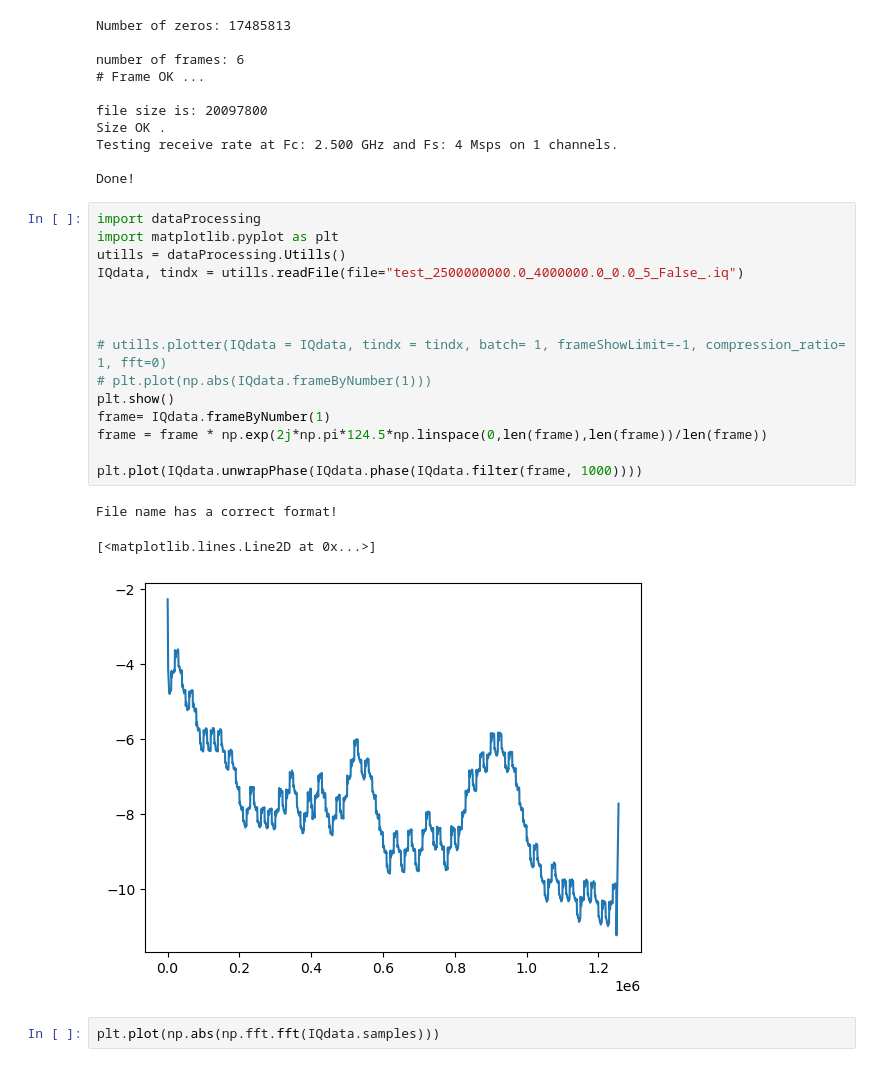
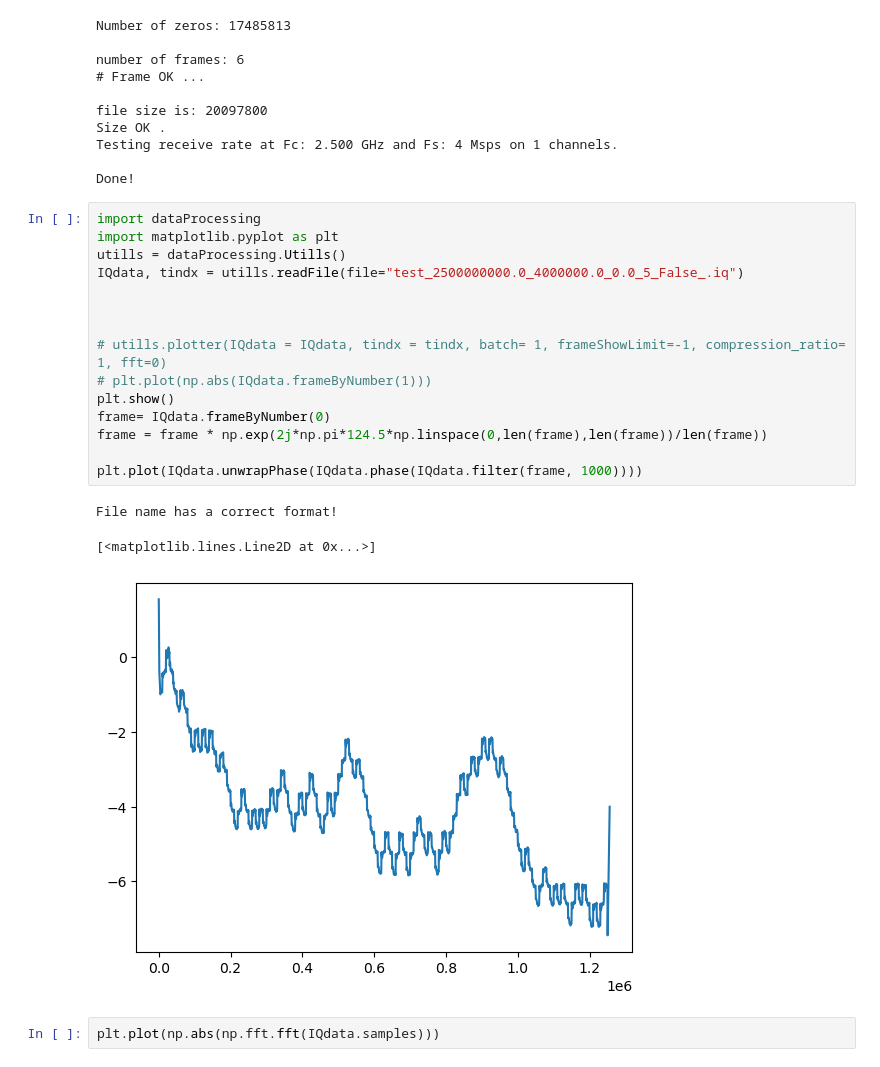
Before and after one commit to mkashani-phd/Secure_Wireless_Relay, a Jupyter notebook: rx.ipynb, the cells around one changed output. Cells and saved outputs as stored; diff of their text form.

```diff
--- a/rx.ipynb
+++ b/rx.ipynb
@@ -195,22 +195,22 @@ Done!
 # %%
 import dataProcessing
 import matplotlib.pyplot as plt
 utills = dataProcessing.Utills()
 IQdata, tindx = utills.readFile(file="test_2500000000.0_4000000.0_0.0_5_False_.iq")
 
 
 
 # utills.plotter(IQdata = IQdata, tindx = tindx, batch= 1, frameShowLimit=-1, compression_ratio= 1, fft=0)
 # plt.plot(np.abs(IQdata.frameByNumber(1)))
 plt.show()
-frame= IQdata.frameByNumber(1)
+frame= IQdata.frameByNumber(0)
 frame = frame * np.exp(2j*np.pi*124.5*np.linspace(0,len(frame),len(frame))/len(frame))
 
 plt.plot(IQdata.unwrapPhase(IQdata.phase(IQdata.filter(frame, 1000))))
 # %% [output]
 File name has a correct format!
 [<matplotlib.lines.Line2D at 0x...>]
-[figure, old version]
+[figure, new version]
 # %%
 plt.plot(np.abs(np.fft.fft(IQdata.samples)))
 # %% [output]
```
Also changed, not shown: 5 other files.
